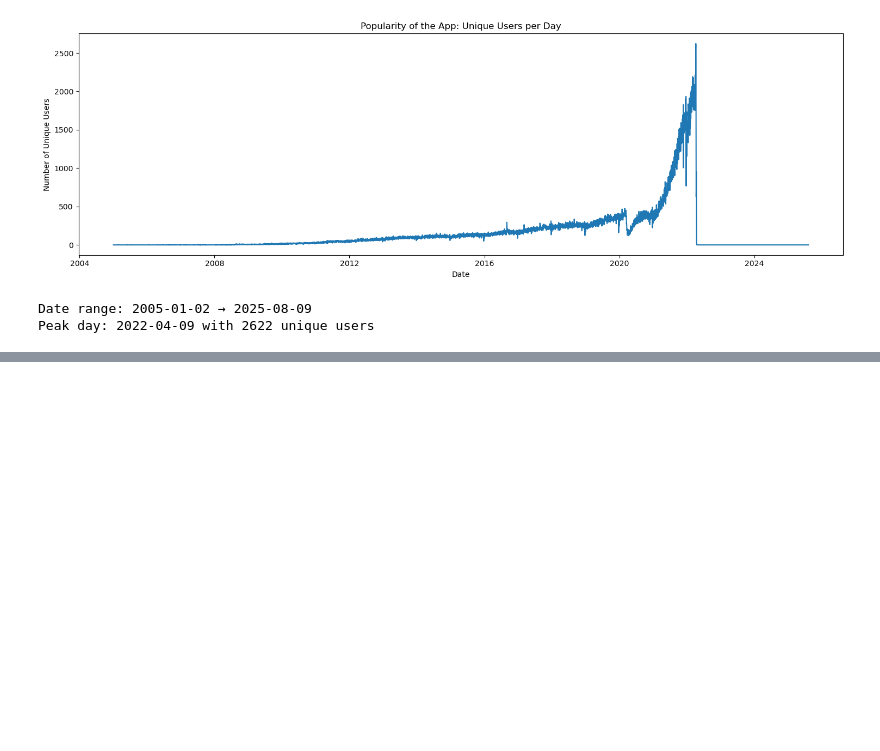
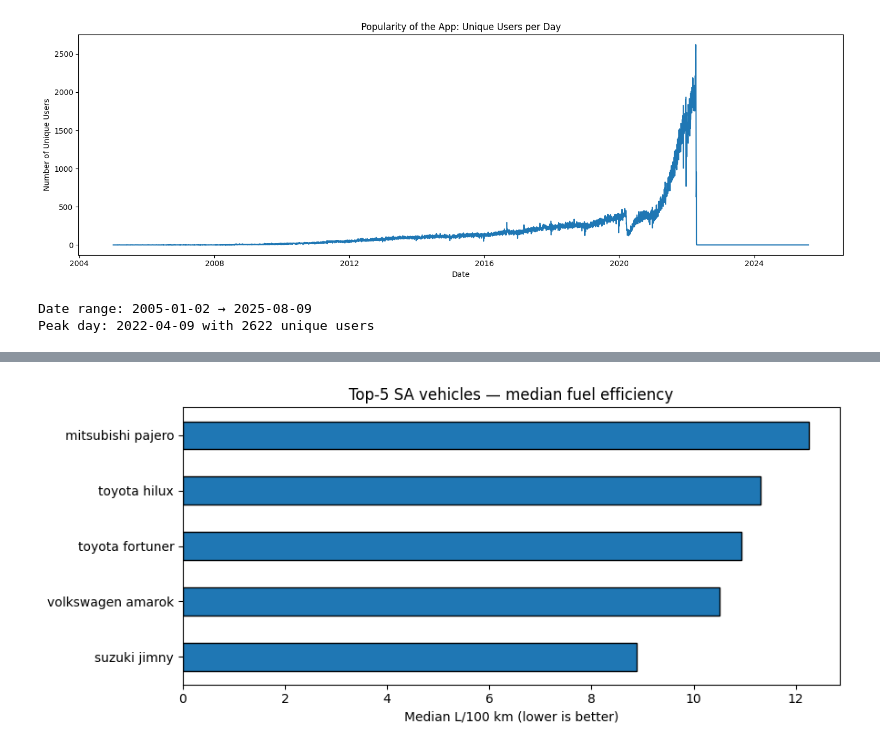
Before and after one commit to WitsPram/IDVE-assignment, a Jupyter notebook: cleaning.ipynb, the cells around one changed output, grey strips where cells are left out. Cells and saved outputs as stored; diff of their text form; code cells hidden in the pictures; blank space fills up the shorter version.

```diff
--- a/cleaning.ipynb
+++ b/cleaning.ipynb
@@ -1067,0 +1372,92 @@ Name: user_id, dtype: int64
+# %%
+# === 4.2.5 — Top-5 SA vehicles (by #logs) and their fuel efficiency ===
+import numpy as np
+import pandas as pd
+import matplotlib.pyplot as plt
+from urllib.parse import urlparse
+import re
+
+# 0) Working frame
+S = df4_clean.copy() if 'df4_clean' in globals() else (D.copy() if 'D' in globals() else df.copy())
+
+# 1) Filter to South Africa using the country column created in 4.0
+assert 'country' in S.columns, "Run your 4.0 setup to build 'country' first."
+SA = S[S['country'] == 'South Africa'].copy()
+print(f"SA rows before efficiency filtering: {len(SA):,}")
+
+if SA.empty:
+    print("No South African rows available. Cannot compute 4.2.5.")
+else:
+    # 2) Ensure L/100km exists (compute only if missing)
+    if 'L_per_100km' not in SA.columns or SA['L_per_100km'].isna().all():
+        # Use existing liters & km if present; fall back to gallons/miles only if needed
+        if 'liters' not in SA.columns and 'gallons' in SA.columns:
+            US_GAL_TO_L = globals().get('US_GAL_TO_L', 3.785411784)
+            SA['liters'] = pd.to_numeric(SA['gallons'], errors='coerce') * US_GAL_TO_L
+        if 'km' not in SA.columns and 'miles' in SA.columns:
+            SA['km'] = pd.to_numeric(SA['miles'], errors='coerce') * 1.609344
+        if {'liters','km'}.issubset(SA.columns):
+            SA['L_per_100km'] = pd.to_numeric(SA['liters'], errors='coerce') / (
+                                    pd.to_numeric(SA['km'], errors='coerce') / 100.0
+                                )
+            SA.loc[~np.isfinite(SA['L_per_100km']), 'L_per_100km'] = np.nan
+
+    # 3) Build vehicle label (prefer make/model; else extract from user_url locally)
+    if {'make','model'}.issubset(SA.columns):
+        SA['vehicle'] = (SA['make'].fillna('') + ' ' + SA['model'].fillna('')).str.strip()
+    else:
+        def extract_make_model(u: str):
+            if not isinstance(u, str) or not u:
+                return (np.nan, np.nan)
+            parts = [p for p in urlparse(u).path.strip('/').split('/') if p]
+            if len(parts) >= 2:
+                mk = re.sub(r'\s+', ' ', parts[0].replace('-', ' ').replace('_',' ')).strip().lower()
+                md = re.sub(r'\s+', ' ', parts[1].replace('-', ' ').replace('_',' ')).strip().lower()
+                return (mk, md)
+            return (np.nan, np.nan)
+        mm_local = SA['user_url'].map(extract_make_model)
+        SA[['make_local','model_local']] = pd.DataFrame(mm_local.tolist(), index=SA.index)
+        SA['vehicle'] = (SA['make_local'].fillna('') + ' ' + SA['model_local'].fillna('')).str.strip()
+
+    SA.loc[SA['vehicle'] == '', 'vehicle'] = np.nan
+
+    # 4) Efficiency sanity window to avoid partial fills / unit problems
+    SA_eff = SA.dropna(subset=['vehicle', 'L_per_100km']).copy()
+    SA_eff = SA_eff[(SA_eff['L_per_100km'] >= 2.0) & (SA_eff['L_per_100km'] <= 25.0)]
+    print(f"Rows after efficiency sanity window (2–25 L/100km): {len(SA_eff):,}")
+
+    if SA_eff.empty:
+        print("No SA rows remain after filtering; cannot compute top-5 vehicles.")
+    else:
+        # 5) Top-5 vehicles by #logs
+        vc = SA_eff.groupby('vehicle', dropna=True)['L_per_100km'].size().sort_values(ascending=False)
+        top5_names = vc.head(5).index.tolist()
+
+        if not top5_names:
+            print("No enough vehicle labels to form a top-5.")
+        else:
+            top5 = (SA_eff[SA_eff['vehicle'].isin(top5_names)]
+                    .groupby('vehicle', as_index=True)['L_per_100km']
+                    .agg(n_logs='size',
+                         median_L100='median',
+                         mean_L100='mean',
+                         p25_L100=lambda s: np.percentile(s, 25),
+                         p75_L100=lambda s: np.percentile(s, 75))
+                    .sort_values('n_logs', ascending=False))
+
+            print("Top-5 most-logged SA vehicles and their L/100km:")
+            display(top5)
+
+            # 6) Plot only if non-empty
+            ser = top5.sort_values('median_L100')['median_L100']
+            if ser.empty:
+                print("Nothing to plot (no median values).")
+            else:
+                plt.figure(figsize=(9,4))
+                ser.plot(kind='barh', edgecolor='black')
+                plt.xlabel("Median L/100 km (lower is better)")
+                plt.ylabel("")
+                plt.title("Top-5 SA vehicles — median fuel efficiency")
+                plt.tight_layout()
+                plt.show()
+# %% [output]
@@ -1067,0 +1474 @@ Name: user_id, dtype: int64
+[figure, added]
```
Also changed, not shown: parts of 31 cells of this notebook.
